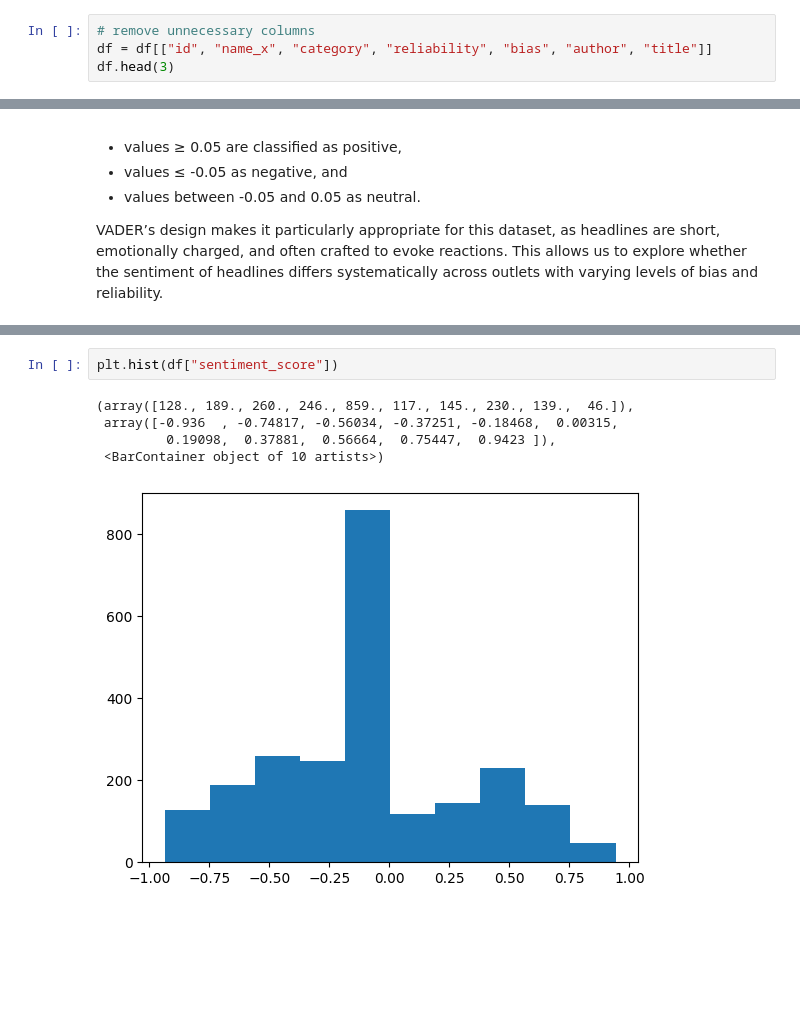
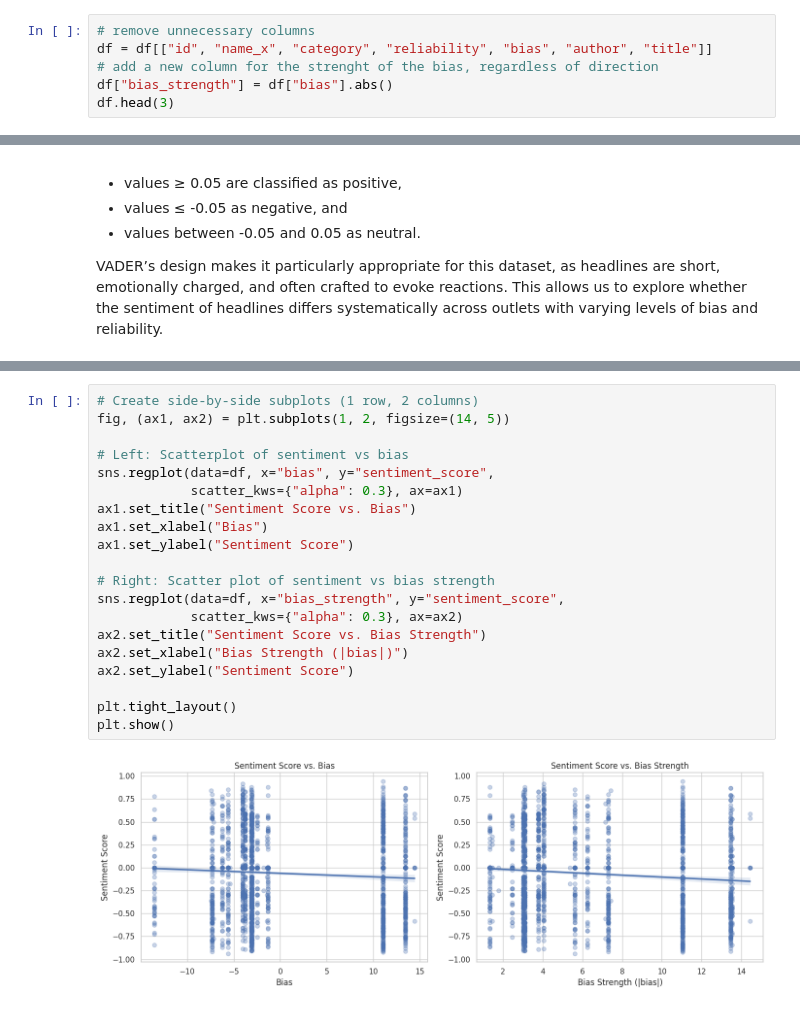
Before and after one commit to Joshua-Byrd/HeadlineAnalysis, a Jupyter notebook: notebooks/headline_analysis.ipynb, the cells around one changed output, grey strips where cells are left out. Cells and saved outputs as stored; diff of their text form; blank space fills up the shorter version.

```diff
--- a/notebooks/headline_analysis.ipynb
+++ b/notebooks/headline_analysis.ipynb
@@ -74,5 +74,7 @@ In the cell below, unnecessary columns are dropped. Note that the 'title' column
 # %%
 # remove unnecessary columns
 df = df[["id", "name_x", "category", "reliability", "bias", "author", "title"]]
+# add a new column for the strenght of the bias, regardless of direction
+df["bias_strength"] = df["bias"].abs()
 df.head(3)
 # %% [output]
@@ -213,8 +245,22 @@ Name: sentiment_score, dtype: float64
 # %%
-plt.hist(df["sentiment_score"])
+# Create side-by-side subplots (1 row, 2 columns)
+fig, (ax1, ax2) = plt.subplots(1, 2, figsize=(14, 5))
+
+# Left: Scatterplot of sentiment vs bias
+sns.regplot(data=df, x="bias", y="sentiment_score",
+            scatter_kws={"alpha": 0.3}, ax=ax1)
+ax1.set_title("Sentiment Score vs. Bias")
+ax1.set_xlabel("Bias")
+ax1.set_ylabel("Sentiment Score")
+
+# Right: Scatter plot of sentiment vs bias strength
+sns.regplot(data=df, x="bias_strength", y="sentiment_score",
+            scatter_kws={"alpha": 0.3}, ax=ax2)
+ax2.set_title("Sentiment Score vs. Bias Strength")
+ax2.set_xlabel("Bias Strength (|bias|)")
+ax2.set_ylabel("Sentiment Score")
+
+plt.tight_layout()
+plt.show()
 # %% [output]
-(array([128., 189., 260., 246., 859., 117., 145., 230., 139.,  46.]),
- array([-0.936  , -0.74817, -0.56034, -0.37251, -0.18468,  0.00315,
-         0.19098,  0.37881,  0.56664,  0.75447,  0.9423 ]),
- <BarContainer object of 10 artists>)
-[figure, old version]
+[figure, new version]
```
Also changed, not shown: parts of 15 cells of this notebook.
